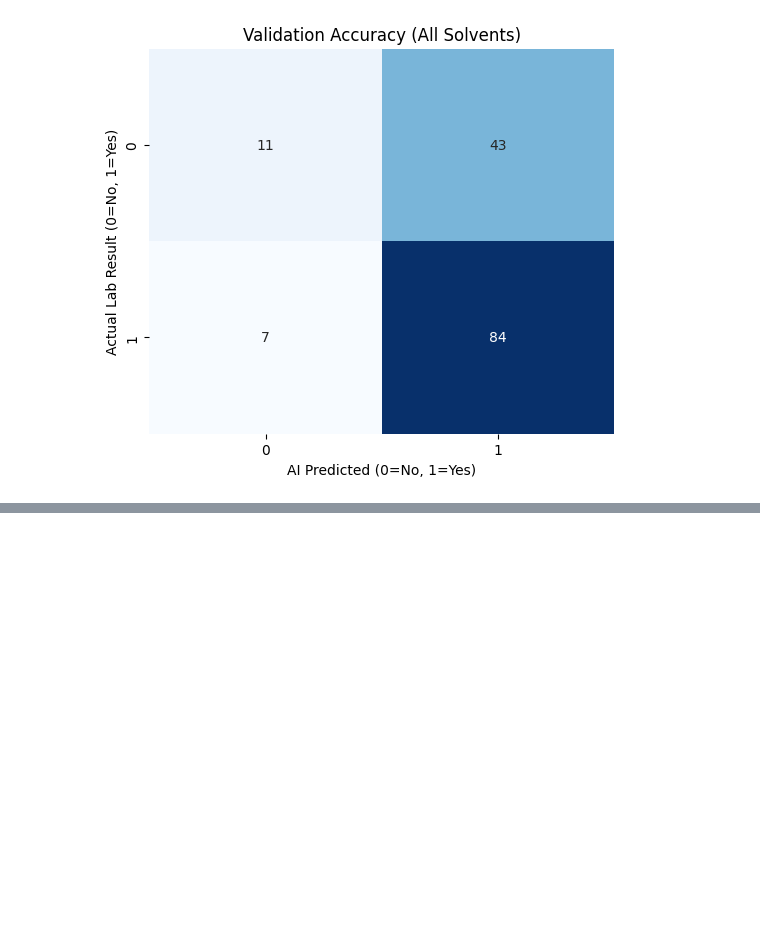
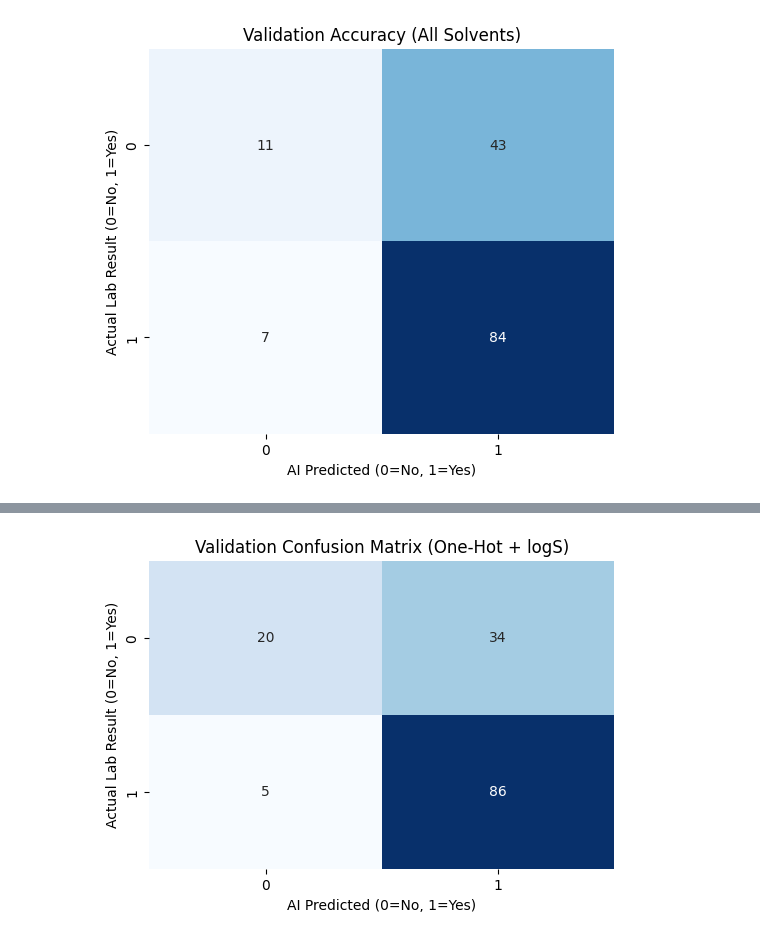
Before and after one commit to swisscatplus/solubility_prediction_nmr, a Jupyter notebook: src/dev/rt_prediction.ipynb, the cells around one changed output, grey strips where cells are left out. Cells and saved outputs as stored; diff of their text form; code cells hidden in the pictures; blank space fills up the shorter version.

Commit message:
trained the model on logS and RT, started making plots of average accuracy for model analysis

```diff
--- a/src/dev/rt_prediction.ipynb
+++ b/src/dev/rt_prediction.ipynb
@@ -535,0 +551,2 @@ plt.show()
+# %%
+final_working_df = add_logs_to_df(cleaned_df, sol_matrix, NMR_SOLVENTS)
@@ -535,0 +761,22 @@ plt.show()
+# %%
+print("Splitting data safely by Molecule...")
+
+# splitting of the data in same proportions as before, GroupShuffleSplit model needed to shuffle as explained before
+# first take out the 30% and keep training set
+gss1 = GroupShuffleSplit(n_splits=1, test_size=0.30, random_state=42)
+train_idx, temp_idx = next(gss1.split(X_v3, y_v3, groups_v3))
+
+X_train, y_train, groups_temp = X_v3[train_idx], y_v3[train_idx], groups_v3[temp_idx]
+X_temp, y_temp = X_v3[temp_idx], y_v3[temp_idx]
+
+# then separate validation and testing
+gss2 = GroupShuffleSplit(n_splits=1, test_size=(1/3), random_state=42)
+val_idx, test_idx = next(gss2.split(X_temp, y_temp, groups_temp))
+
+X_val, y_val = X_temp[val_idx], y_temp[val_idx]
+X_test, y_test = X_temp[test_idx], y_temp[test_idx]
+
+print("\n--- Split Complete ---")
+print(f"Training Set:   {X_train.shape[0]} rows (70%)")
+print(f"Validation Set: {X_val.shape[0]} rows (20%)")
+print(f"Testing Set:    {X_test.shape[0]} rows (10%)")
@@ -535,0 +790,3 @@ plt.show()
+# %%
+rf_mega = RandomForestClassifier(n_estimators=100, random_state=42, n_jobs=-1)
+rf_mega.fit(X_train, y_train)
@@ -535,0 +795,7 @@ plt.show()
+# %%
+y_val_pred = rf_mega.predict(X_val)
+
+print("=========================================")
+print("  V3 MEGA MODEL EXAM RESULTS (VALIDATION SET)")
+print("=========================================")
+print(classification_report(y_val, y_val_pred))
@@ -535,0 +814,10 @@ plt.show()
+# %%
+# Confusion Matrix
+plt.figure(figsize=(6, 4))
+sns.heatmap(confusion_matrix(y_val, y_val_pred), annot=True, fmt='d', cmap='Blues', cbar=False)
+plt.title('Validation Confusion Matrix (One-Hot + logS)')
+plt.xlabel('AI Predicted (0=No, 1=Yes)')
+plt.ylabel('Actual Lab Result (0=No, 1=Yes)')
+plt.show()
+# %% [output]
+[figure, added]
```
Also changed, not shown: parts of 16 cells of this notebook, 15 other files.
